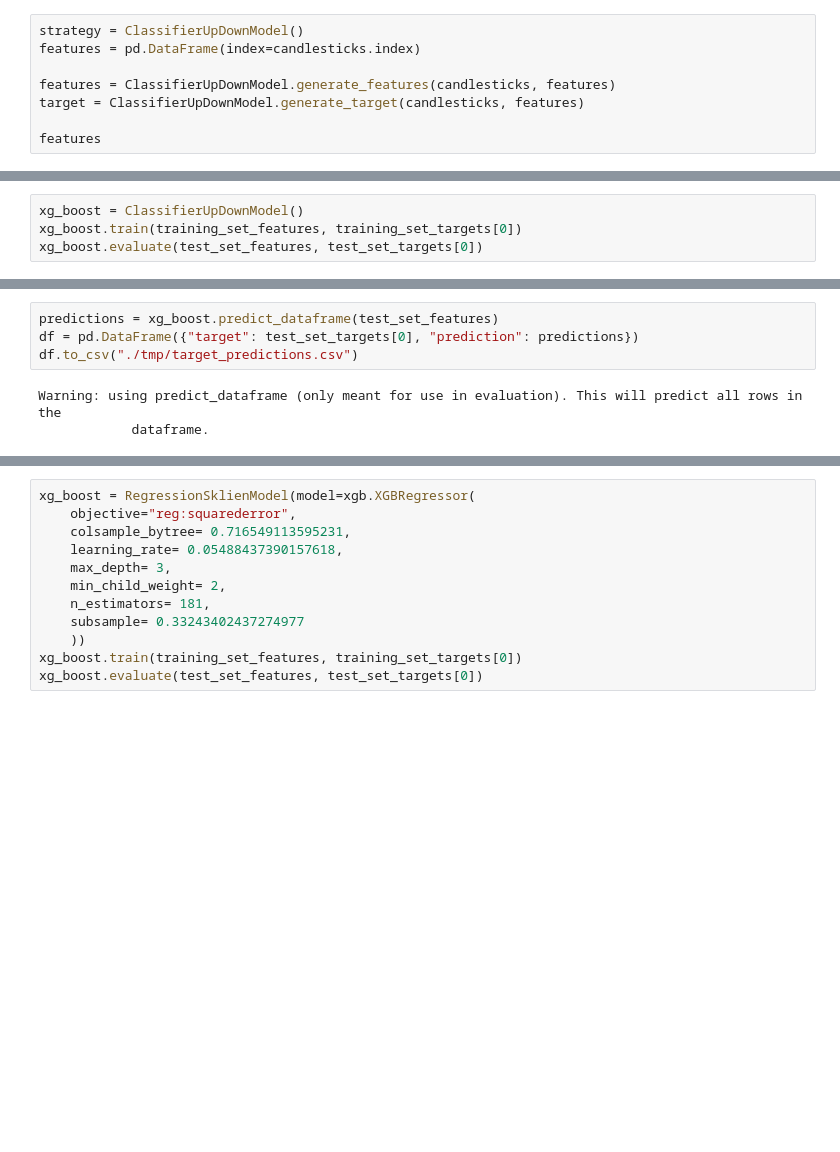
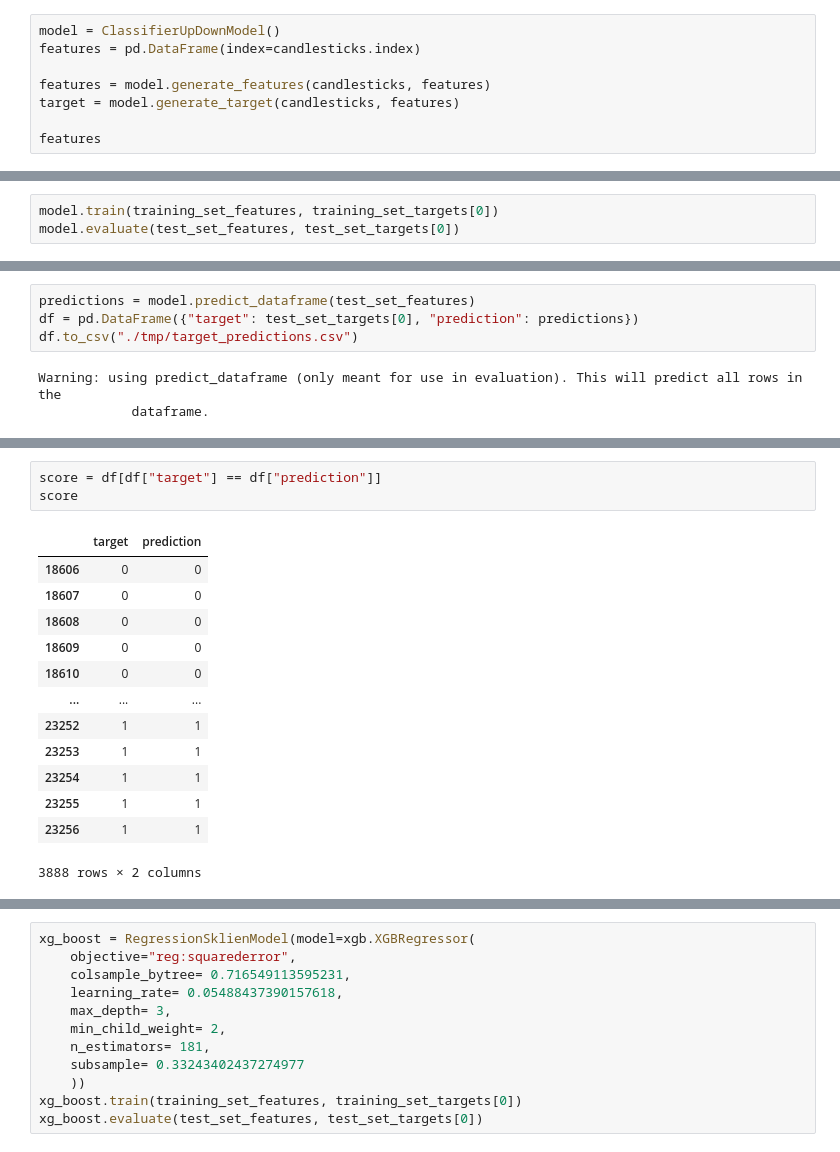
Before and after one commit to asgeir-s/ml-trading-experimentation, a Jupyter notebook: trading-systems/models/xgboost/classifier_up_down/classifier_up_down.ipynb, the cells around one changed output, grey strips where cells are left out. Cells and saved outputs as stored; diff of their text form; blank space fills up the shorter version.

```diff
--- a/trading-systems/models/xgboost/classifier_up_down/classifier_up_down.ipynb
+++ b/trading-systems/models/xgboost/classifier_up_down/classifier_up_down.ipynb
@@ -32,11 +32,11 @@ Only using data on file. Will not download new data from Binance.
 | 23256 | 1587034800000 | 6952.81 | 7049.00 | 6939.01 | 7047.83 | 2354.284481 | 1587038399999 | 1.645590e+07 | ... |
 23257 rows × 11 columns
 # %%
-strategy = ClassifierUpDownModel()
+model = ClassifierUpDownModel()
 features = pd.DataFrame(index=candlesticks.index)
 
-features = ClassifierUpDownModel.generate_features(candlesticks, features)
-target = ClassifierUpDownModel.generate_target(candlesticks, features)
+features = model.generate_features(candlesticks, features)
+target = model.generate_target(candlesticks, features)
 
 features
 # %% [output]
@@ -70,8 +70,7 @@ dtype: int64
 # %%
 # scatte = scatter_matrix(test_set_features.iloc[:, -5:], c=test_set_target.iloc[:], s=40, hist_kwds={"bins": 15}, figsize=(20,20))
 # %%
-xg_boost = ClassifierUpDownModel()
-xg_boost.train(training_set_features, training_set_targets[0])
-xg_boost.evaluate(test_set_features, test_set_targets[0])
+model.train(training_set_features, training_set_targets[0])
+model.evaluate(test_set_features, test_set_targets[0])
 # %% [output]
 RMSE: 0.405032
@@ -79,5 +78,5 @@ kfold Accuracy: 78.22% (4.96%)
 # %%
-predictions = xg_boost.predict_dataframe(test_set_features)
+predictions = model.predict_dataframe(test_set_features)
 df = pd.DataFrame({"target": test_set_targets[0], "prediction": predictions})
 df.to_csv("./tmp/target_predictions.csv")
 # %% [output]
@@ -86 +94,18 @@ Warning: using predict_dataframe (only meant for use in evaluation). This will p
+# %%
+score = df[df["target"] == df["prediction"]]
+score
+# %% [output]
+|  | target | prediction |
+| 18606 | 0 | 0 |
+| 18607 | 0 | 0 |
+| 18608 | 0 | 0 |
+| 18609 | 0 | 0 |
+| 18610 | 0 | 0 |
+| ... | ... | ... |
+| 23252 | 1 | 1 |
+| 23253 | 1 | 1 |
+| 23254 | 1 | 1 |
+| 23255 | 1 | 1 |
+| 23256 | 1 | 1 |
+3888 rows × 2 columns
 # %%
```
Also changed, not shown: parts of 4 cells of this notebook, 12 other files.
